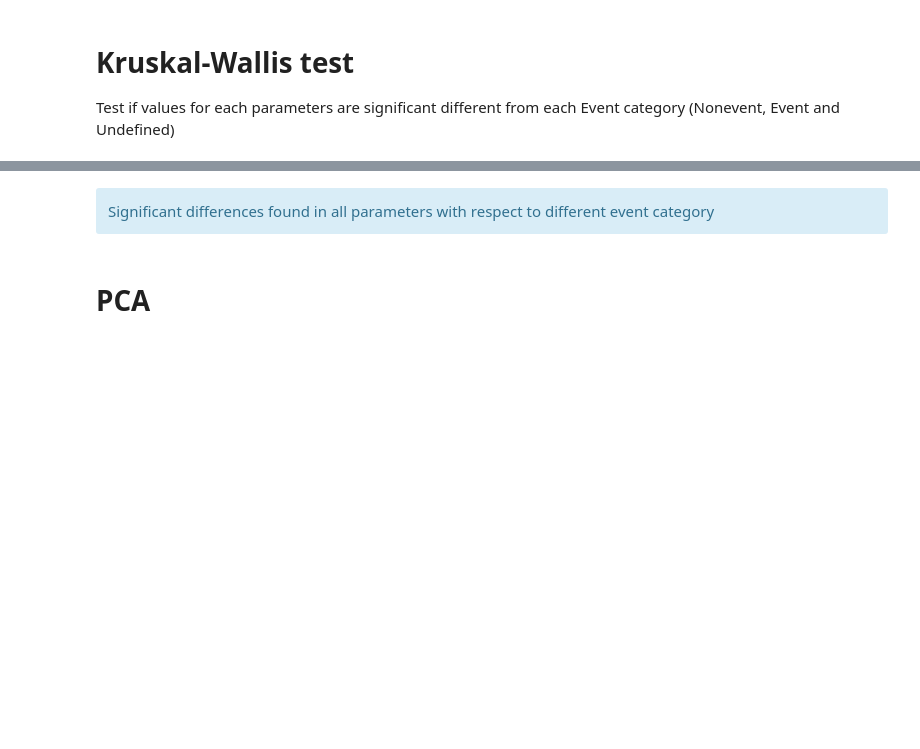
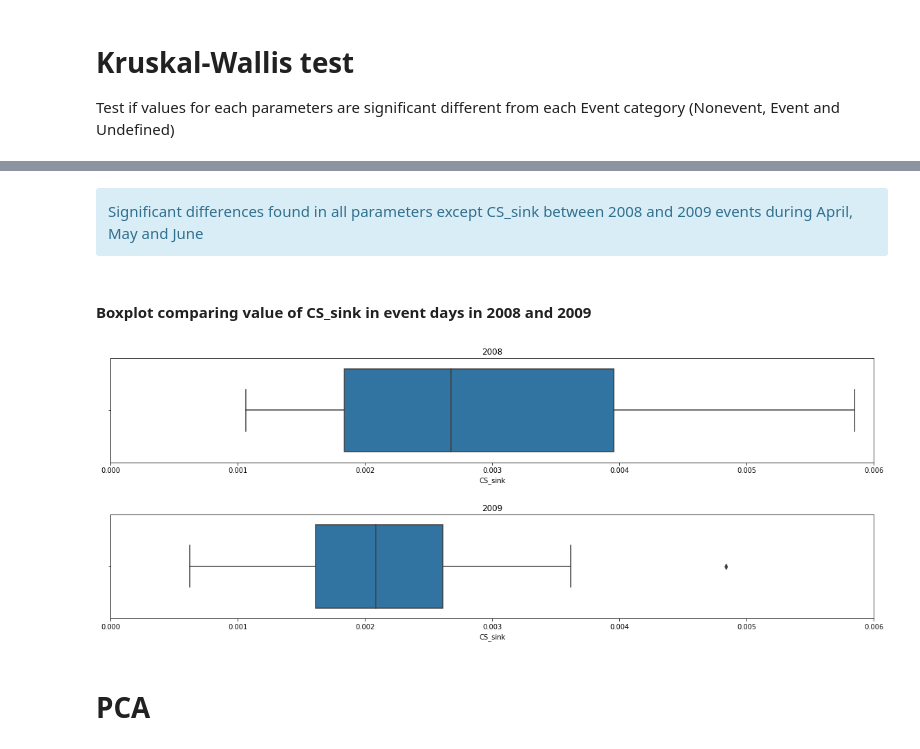
Before and after one commit to vietle94/NPF-smearII, a Jupyter notebook: Project.ipynb, the cells around one changed output, grey strips where cells are left out. Saved outputs shown, nothing was run; the diff lists cells and outputs as text; code cells hidden in the pictures; blank space fills up the shorter version.

Commit message:
added statistical test for 2008 & 2009

```diff
--- a/Project.ipynb
+++ b/Project.ipynb
@@ -636,0 +640,19 @@ Reject NULL hypothesis - Significant differences exist between groups.
+# %%
+period = [4,5,6]
+
+period_data = combined_daily[np.in1d(combined_daily.index.month,period)]
+y2008 = period_data[period_data.index.year == 2008]
+y2009 = period_data[period_data.index.year == 2009]
+y2008_event = y2008[y2008.Event_category == 'Event']
+y2009_event = y2009[y2009.Event_category == 'Event']
+
+
+for i, col in enumerate(combined_daily.columns[1:]):
+    stat, p = kruskal(y2008_event[col].dropna(axis = 0).values, y2009_event[col].dropna(axis = 0).values)
+    print(col)
+    print(f'Statistics :{stat}, p value = {p}')
+    if p < 0.05:
+        print("Reject NULL hypothesis - Significant differences exist between groups.")
+    if p > 0.05:
+        print("Accept NULL hypothesis - No significant difference between groups.")
+    print('-' * 100 + '\n')
@@ -637,5 +677,19 @@ Reject NULL hypothesis - Significant differences exist between groups.
 # %% [markdown]
-<div class="alert alert-block alert-info">Significant differences found in all parameters with respect to different event category
+<div class="alert alert-block alert-info">Significant differences found in all parameters except CS_sink between 2008 and 2009 events during April, May and June
+# %% [markdown]
+#### Boxplot comparing value of CS_sink in event days in 2008 and 2009
+# %%
+fig, ax = plt.subplots(2,1, figsize = (20,7))
+sns.boxplot(y2008_event['CS_sink'], ax = ax[0])
+ax[0].set_title('2008')
+ax[0].set_xlim(0,0.006)
+sns.boxplot(y2009_event['CS_sink'], ax = ax[1])
+ax[1].set_title('2009')
+ax[1].set_xlim(0,0.006)
+
+fig.subplots_adjust(hspace = 0.5)
+# %% [output]
+[figure, added]
 # %% [markdown]
 # PCA
 # %%
```
Also changed, not shown: parts of 5 cells of this notebook.
